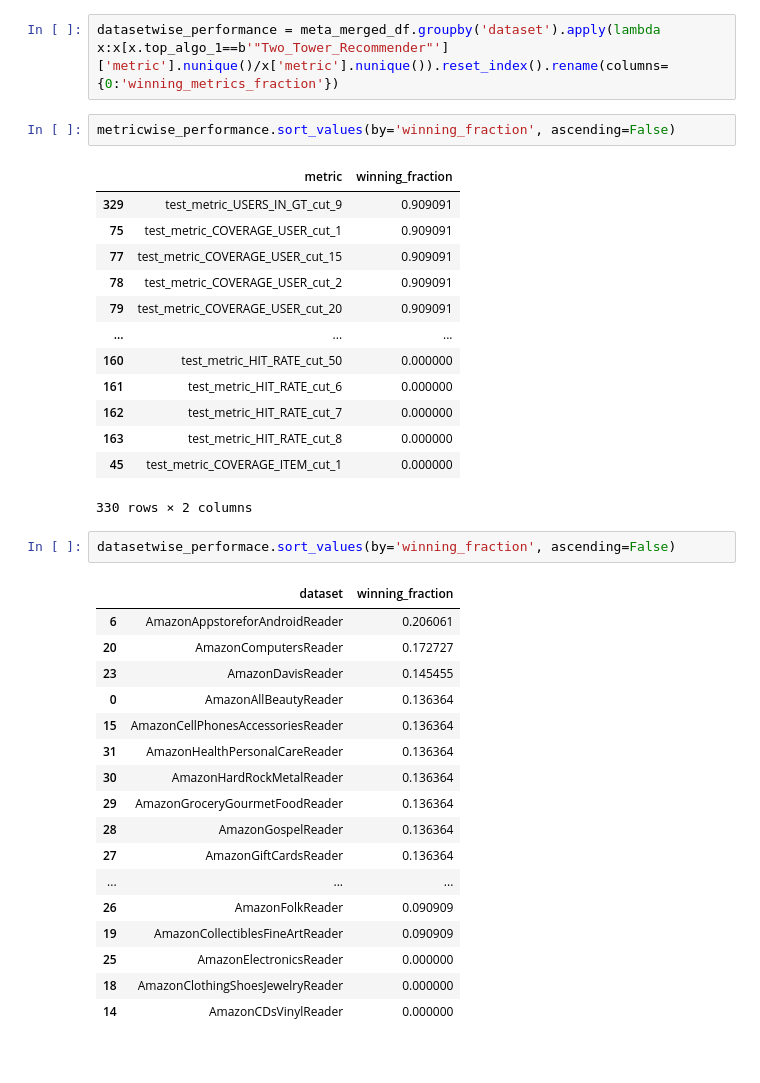
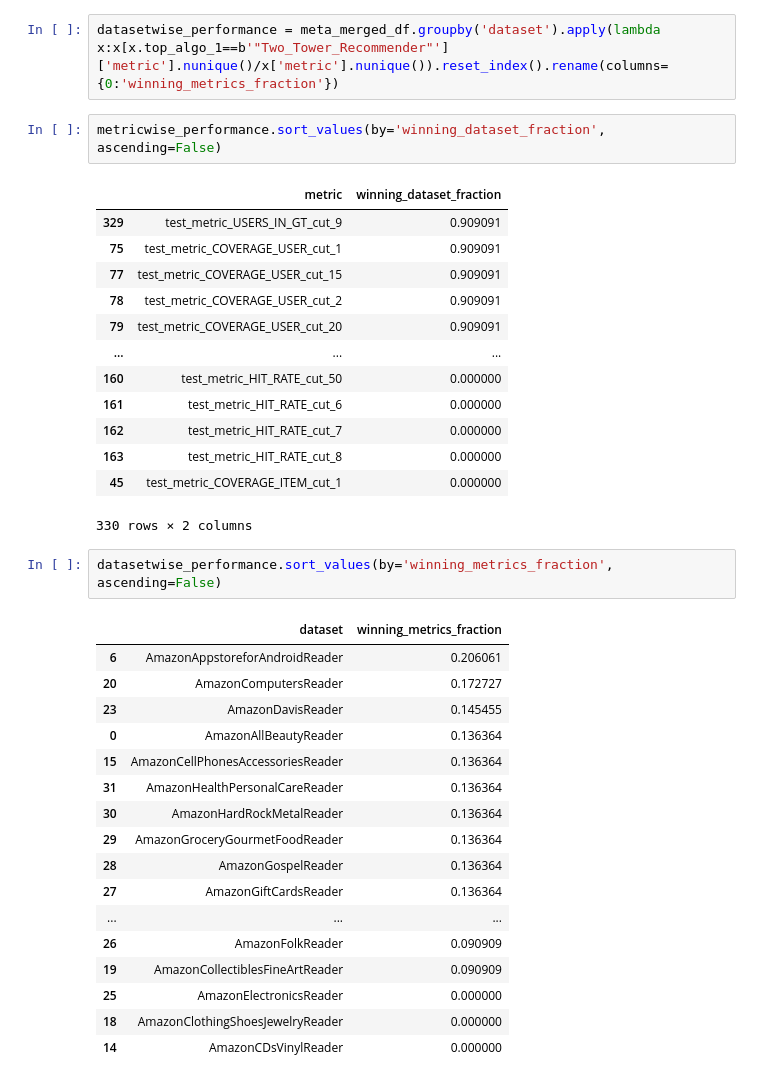
Before and after one commit to naszilla/reczilla, a Jupyter notebook: TwoTowerComparison.ipynb, the cells around one changed output. Cells and saved outputs as stored; diff of their text form.

```diff
--- a/TwoTowerComparison.ipynb
+++ b/TwoTowerComparison.ipynb
@@ -195,9 +195,9 @@ metricwise_performance = meta_merged_df.groupby('metric').apply(lambda x:x[x.top
 # %%
 datasetwise_performance = meta_merged_df.groupby('dataset').apply(lambda x:x[x.top_algo_1==b'"Two_Tower_Recommender"']['metric'].nunique()/x['metric'].nunique()).reset_index().rename(columns={0:'winning_metrics_fraction'})
 # %%
-metricwise_performance.sort_values(by='winning_fraction', ascending=False)
+metricwise_performance.sort_values(by='winning_dataset_fraction', ascending=False)
 # %% [output]
-|  | metric | winning_fraction |
+|  | metric | winning_dataset_fraction |
 | 329 | test_metric_USERS_IN_GT_cut_9 | 0.909091 |
 | 75 | test_metric_COVERAGE_USER_cut_1 | 0.909091 |
 | 77 | test_metric_COVERAGE_USER_cut_15 | 0.909091 |
@@ -211,9 +211,9 @@ metricwise_performance.sort_values(by='winning_fraction', ascending=False)
 | 45 | test_metric_COVERAGE_ITEM_cut_1 | 0.000000 |
 330 rows × 2 columns
 # %%
-datasetwise_performace.sort_values(by='winning_fraction', ascending=False)
+datasetwise_performance.sort_values(by='winning_metrics_fraction', ascending=False)
 # %% [output]
-|  | dataset | winning_fraction |
+|  | dataset | winning_metrics_fraction |
 | 6 | AmazonAppstoreforAndroidReader | 0.206061 |
 | 20 | AmazonComputersReader | 0.172727 |
 | 23 | AmazonDavisReader | 0.145455 |
```
